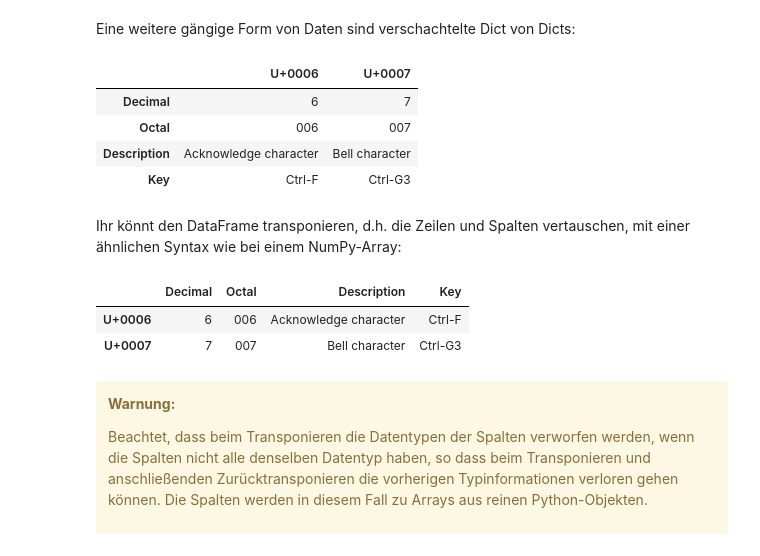
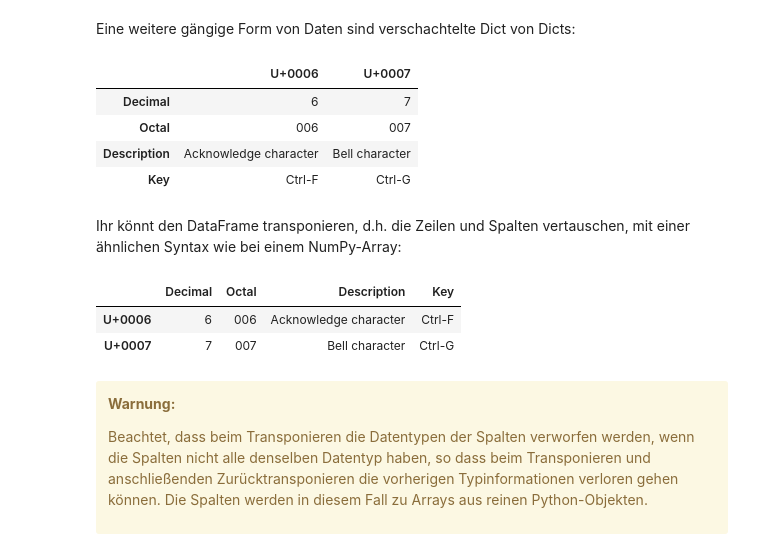
Before and after one commit to veit/jupyter-tutorial-de, a Jupyter notebook: docs/workspace/pandas/data-structures.ipynb, the cells around one changed output. Saved outputs shown, nothing was run; the diff lists cells and outputs as text; code cells hidden in the pictures.

```diff
--- a/docs/workspace/pandas/data-structures.ipynb
+++ b/docs/workspace/pandas/data-structures.ipynb
@@ -362,18 +363,18 @@ Eine weitere gängige Form von Daten sind verschachtelte Dict von Dicts:
 # %%
 u = {
     'U+0006': {'Decimal': '6', 'Octal': '006', 'Description': 'Acknowledge character', 'Key': 'Ctrl-F'},
-    'U+0007': {'Decimal': '7', 'Octal': '007', 'Description': 'Bell character', 'Key': 'Ctrl-G3'},
+    'U+0007': {'Decimal': '7', 'Octal': '007', 'Description': 'Bell character', 'Key': 'Ctrl-G'},
     }
 
 df4 = pd.DataFrame(u)
 
 df4
 # %% [output]
 |  | U+0006 | U+0007 |
 | Decimal | 6 | 7 |
 | Octal | 006 | 007 |
 | Description | Acknowledge character | Bell character |
-| Key | Ctrl-F | Ctrl-G3 |
+| Key | Ctrl-F | Ctrl-G |
 # %% [markdown]
 Ihr könnt den DataFrame transponieren, d.h. die Zeilen und Spalten vertauschen, mit einer ähnlichen Syntax wie bei einem NumPy-Array:
 # %%
@@ -381,7 +382,7 @@ df4.T
 # %% [output]
 |  | Decimal | Octal | Description | Key |
 | U+0006 | 6 | 006 | Acknowledge character | Ctrl-F |
-| U+0007 | 7 | 007 | Bell character | Ctrl-G3 |
+| U+0007 | 7 | 007 | Bell character | Ctrl-G |
 # %% [markdown]
 <div class="alert alert-block alert-warning">
 
```
Also changed, not shown: parts of 21 cells of this notebook, 1 other file.
